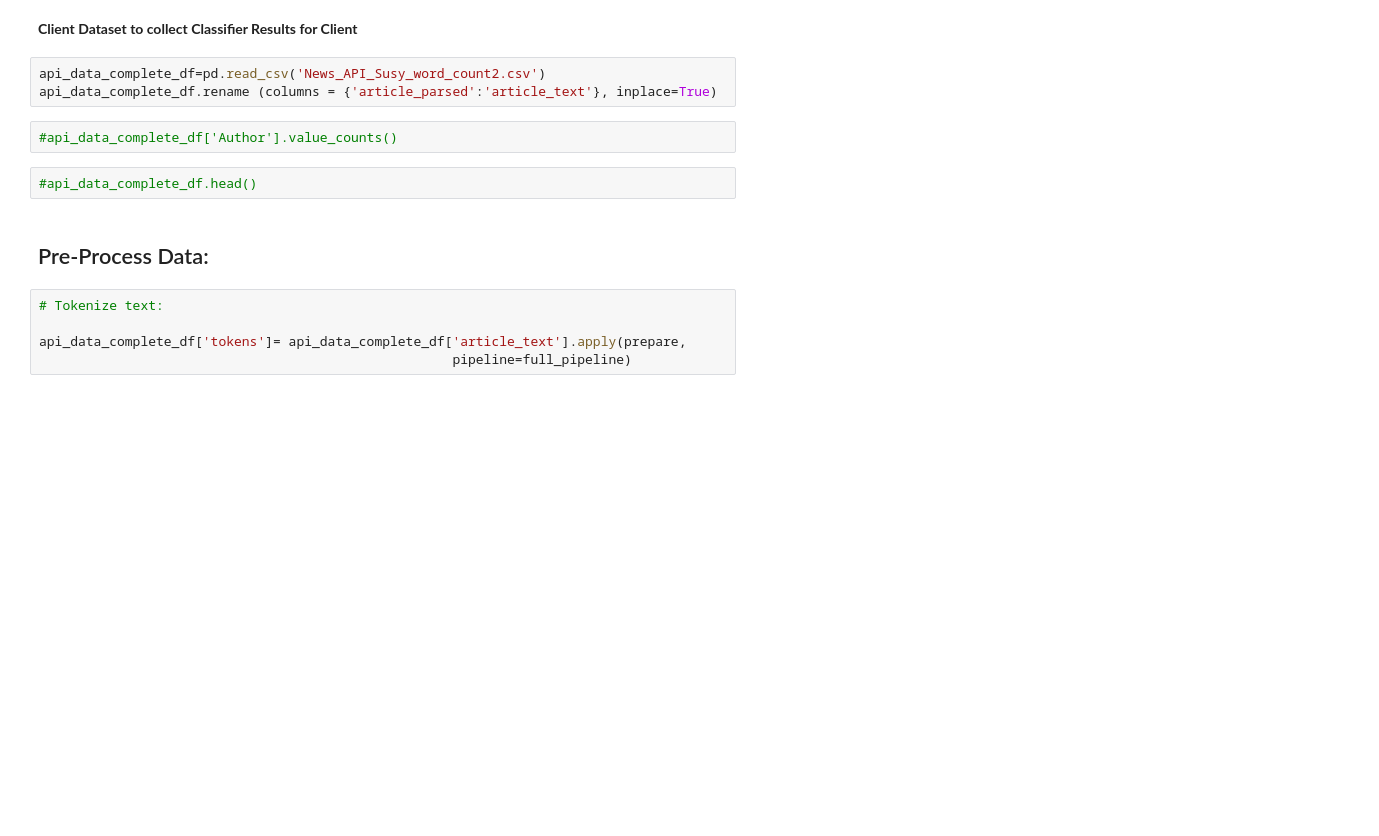
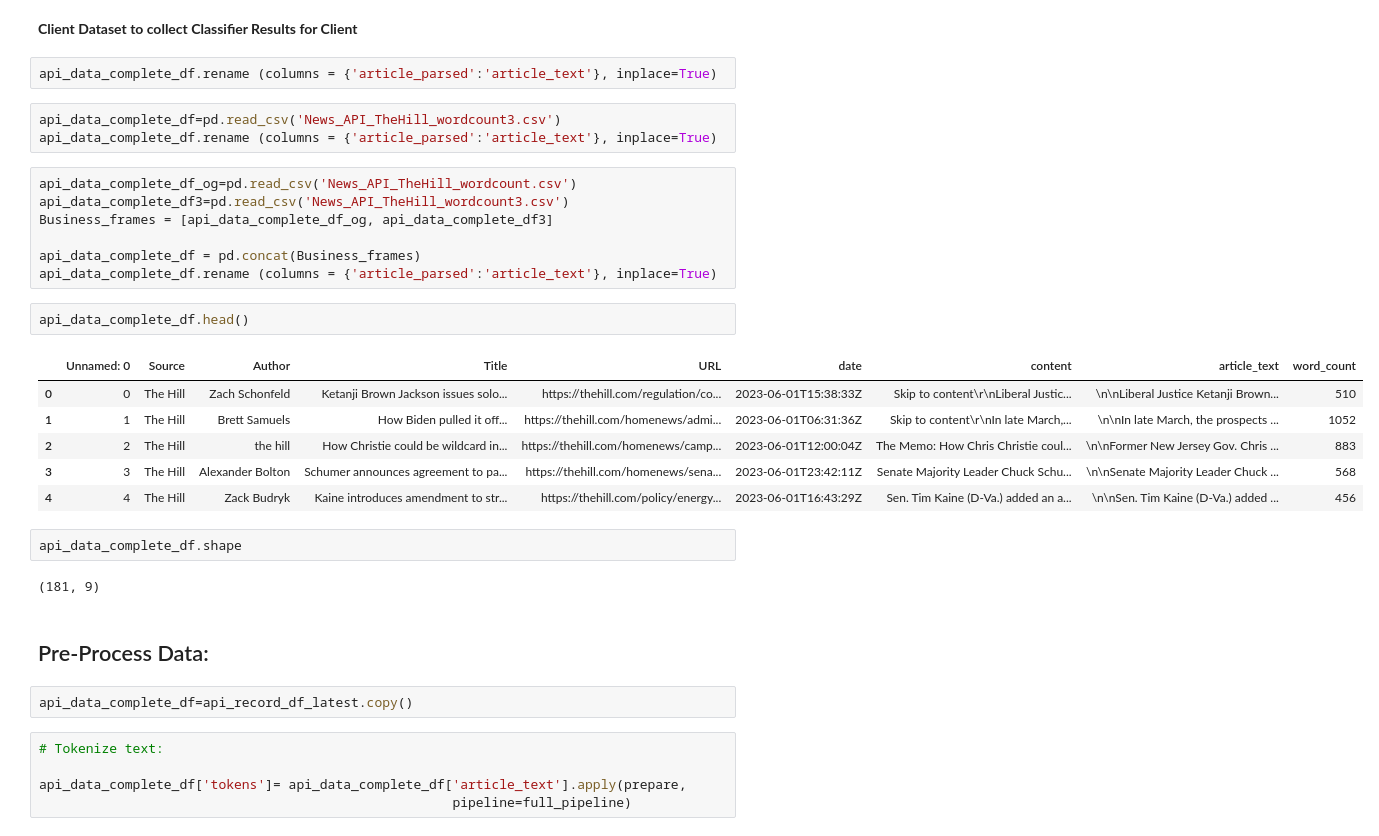
Before and after one commit to fausa/Bias_Detection_in_Journalism, a Jupyter notebook: deliverables/ADS509_FausA_Final_Project_01_API_v2_webscrape.ipynb, the cells around one changed output. Drawn from its saved outputs; the diff is of its cells as text; blank space fills up the shorter version.

Commit message:
centered data collection/classification

```diff
--- a/deliverables/ADS509_FausA_Final_Project_01_API_v2_webscrape.ipynb
+++ b/deliverables/ADS509_FausA_Final_Project_01_API_v2_webscrape.ipynb
@@ -692,15 +734,35 @@ print(len(api_record_lst02))
 api_data_complete_df=pd.read_csv('../data/master.csv')
 # %% [markdown]
 **Client Dataset to collect Classifier Results for Client**
+# %%
+api_data_complete_df.rename (columns = {'article_parsed':'article_text'}, inplace=True)
 # %%
-api_data_complete_df=pd.read_csv('News_API_Susy_word_count2.csv')
+api_data_complete_df=pd.read_csv('News_API_TheHill_wordcount3.csv')
 api_data_complete_df.rename (columns = {'article_parsed':'article_text'}, inplace=True)
+# %%
+api_data_complete_df_og=pd.read_csv('News_API_TheHill_wordcount.csv')
+api_data_complete_df3=pd.read_csv('News_API_TheHill_wordcount3.csv')
+Business_frames = [api_data_complete_df_og, api_data_complete_df3]
+
+api_data_complete_df = pd.concat(Business_frames)
+api_data_complete_df.rename (columns = {'article_parsed':'article_text'}, inplace=True)
 # %%
-#api_data_complete_df['Author'].value_counts()
+api_data_complete_df.head()
+# %% [output]
+|  | Unnamed: 0 | Source | Author | Title | URL | date | content | article_text | word_count |
+| 0 | 0 | The Hill | Zach Schonfeld | Ketanji Brown Jackson issues solo... | https://thehill.com/regulation/co... | 2023-06-01T15:38:33Z | Skip to content\r\nLiberal Justic... | \n\nLiberal Justice Ketanji Brown... | 510 |
+| 1 | 1 | The Hill | Brett Samuels | How Biden pulled it off... | https://thehill.com/homenews/admi... | 2023-06-01T06:31:36Z | Skip to content\r\nIn late March,... | \n\nIn late March, the prospects ... | 1052 |
+| 2 | 2 | The Hill | the hill | How Christie could be wildcard in... | https://thehill.com/homenews/camp... | 2023-06-01T12:00:04Z | The Memo: How Chris Christie coul... | \n\nFormer New Jersey Gov. Chris ... | 883 |
+| 3 | 3 | The Hill | Alexander Bolton | Schumer announces agreement to pa... | https://thehill.com/homenews/sena... | 2023-06-01T23:42:11Z | Senate Majority Leader Chuck Schu... | \n\nSenate Majority Leader Chuck ... | 568 |
+| 4 | 4 | The Hill | Zack Budryk | Kaine introduces amendment to str... | https://thehill.com/policy/energy... | 2023-06-01T16:43:29Z | Sen. Tim Kaine (D-Va.) added an a... | \n\nSen. Tim Kaine (D-Va.) added ... | 456 |
 # %%
-#api_data_complete_df.head()
+api_data_complete_df.shape
+# %% [output]
+(181, 9)
 # %% [markdown]
 ## Pre-Process Data:
+# %%
+api_data_complete_df=api_record_df_latest.copy()
 # %%
 # Tokenize text:
 
```
Also changed, not shown: parts of 28 cells of this notebook, 1 other file.
